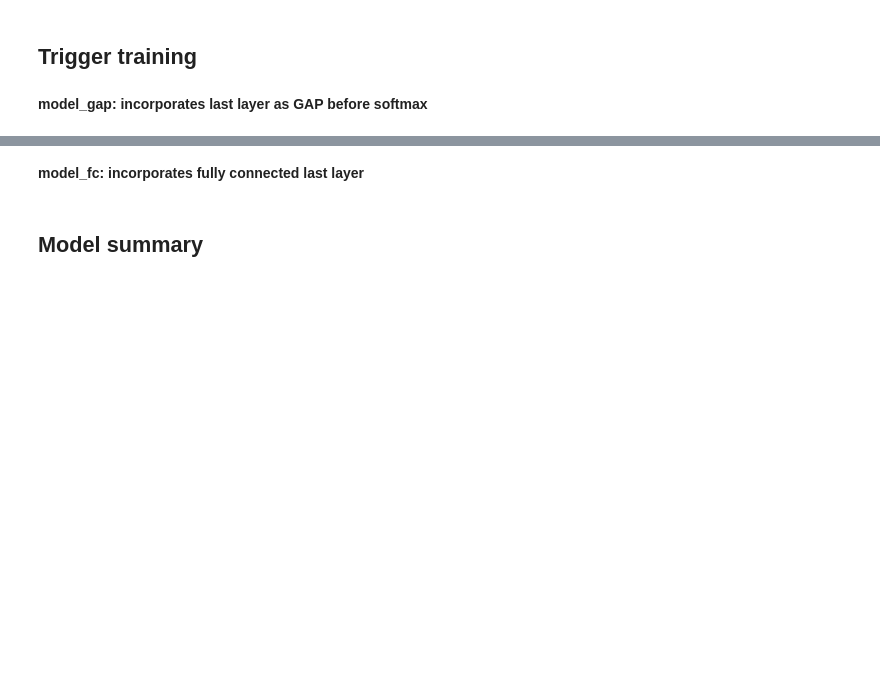
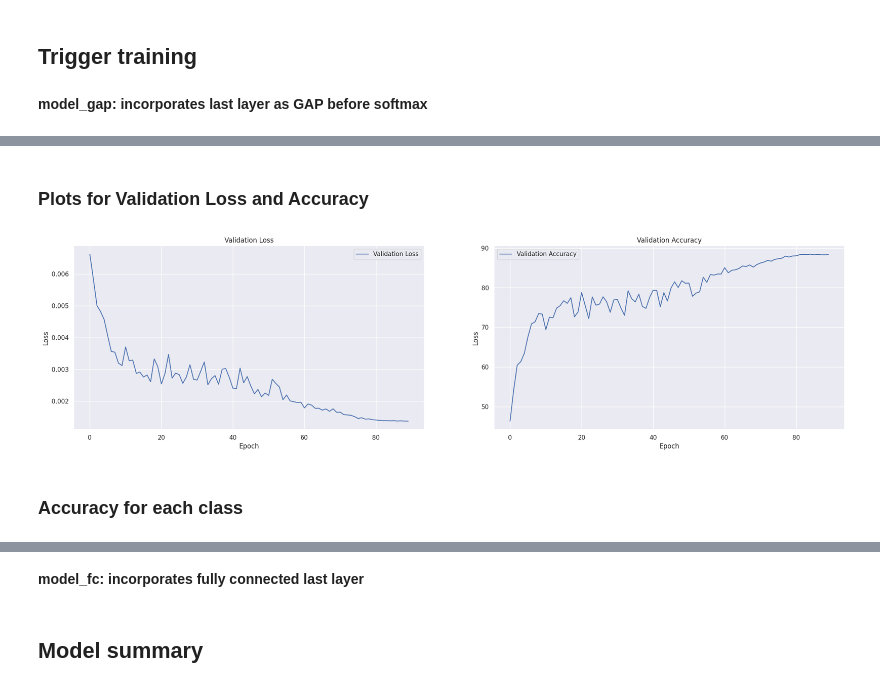
Before and after one commit to pankaja0285/era_v1_session9_pankaja, a Jupyter notebook: CiFAR_S9.ipynb, the cells around one changed output, grey strips where cells are left out. Saved outputs shown, nothing was run; the diff lists cells and outputs as text; code cells hidden in the pictures; blank space fills up the shorter version.

```diff
--- a/CiFAR_S9.ipynb
+++ b/CiFAR_S9.ipynb
@@ -215,0 +267,8 @@ Epoch 12:
+# %% [markdown]
+### Plots for Validation Loss and Accuracy
+# %%
+plot_metrics.plot_metrics(exp_metrics_gap[experiment_name_gap])
+# %% [output]
+[figure, added]
+# %% [markdown]
+### Accuracy for each class
```
Also changed, not shown: parts of 19 cells of this notebook, 2 other files.
